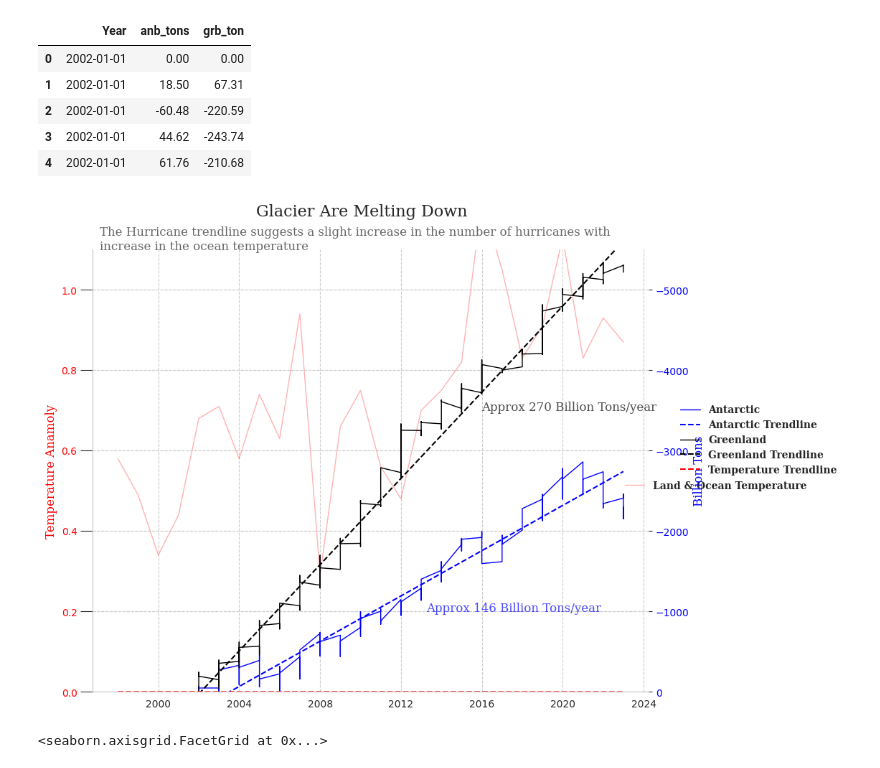
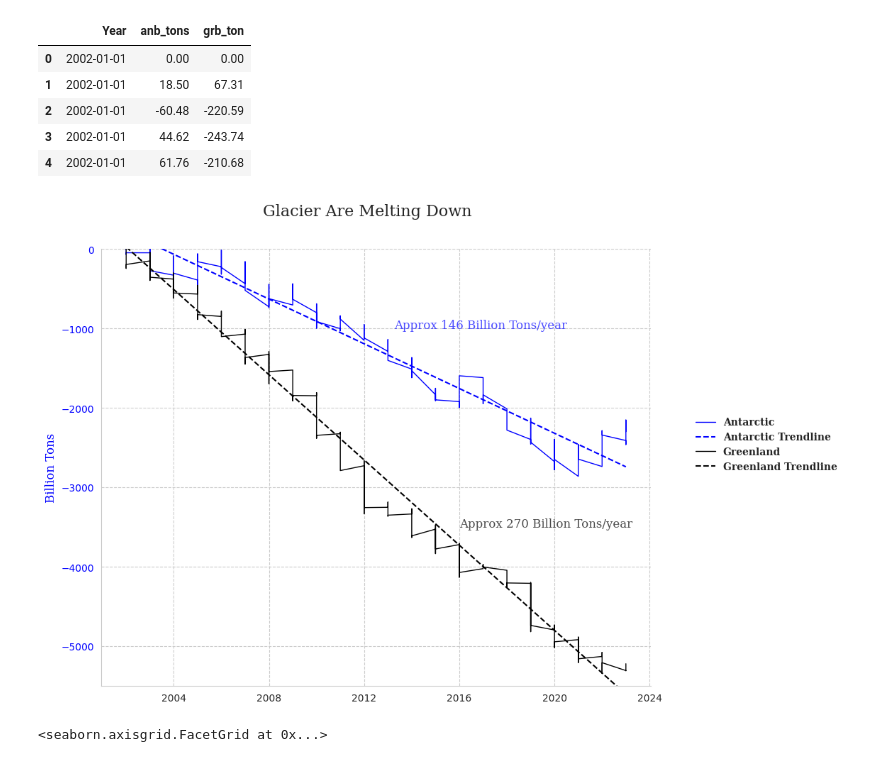
Before and after one commit to Umerfarooq122/What-Is-The-Effect-Of-The-Earth-s-Temperature-on-Cyclonic-Storms-, a Jupyter notebook: What_Is_The_Effect_Of_The_Earth's_Temperature_on_Cyclonic_Storms?.ipynb, the cells around one changed output. Drawn from its saved outputs; the diff is of its cells as text; code cells hidden in the pictures.

```diff
--- a/What_Is_The_Effect_Of_The_Earth's_Temperature_on_Cyclonic_Storms?.ipynb
+++ b/What_Is_The_Effect_Of_The_Earth's_Temperature_on_Cyclonic_Storms?.ipynb
@@ -878,62 +880,62 @@ glac_rec.head()
 | 4 | 2002-01-01 | 61.76 | -210.68 |
 # %%
 fig, ax1 = plt.subplots(figsize=(10, 8))
-ax2 = ax1.twinx()
+#ax2 = ax1.twinx()
 #sns.set_style("whitegrid", {'grid.linestyle': '--'})
 
 
 #ax2.plot(hurricane['Year'], hurricane['Named Storms'], color='green', lw=2, label = 'Named Storms')
-ax2.plot(glac_rec['Year'], glac_rec['anb_tons'], color='blue', alpha = 1,lw=1, label = 'Antarctic')
+ax1.plot(glac_rec['Year'], glac_rec['anb_tons'], color='blue', alpha = 1,lw=1, label = 'Antarctic')
 
 
 x = glac_rec['Year']
 x_num = dates.date2num(x)
 trend = np.polyfit(x_num, glac_rec['anb_tons'], 1)
 fit = np.poly1d(trend)
 x_fit = np.linspace(x_num.min(), x_num.max())
 plt.plot(dates.num2date(x_fit), fit(x_fit), "b--", label = 'Antarctic Trendline')
 
-ax2.plot(glac_rec['Year'], glac_rec['grb_ton'], color='black', lw=1, label = 'Greenland')
+ax1.plot(glac_rec['Year'], glac_rec['grb_ton'], color='black', lw=1, label = 'Greenland')
 
 x = glac_rec['Year']
 x_num = dates.date2num(x)
 trend = np.polyfit(x_num, glac_rec['grb_ton'], 1)
 fit = np.poly1d(trend)
 x_fit = np.linspace(x_num.min(), x_num.max())
 plt.plot(dates.num2date(x_fit), fit(x_fit), "k--", label = 'Greenland Trendline')
 
-ax1.plot(temp_final['Year'], temp_final['Glob'], color='red',alpha = .3, lw=1, label = 'Land & Ocean Temperature')
-plt.xticks(font = 'serif')
-
+#ax1.plot(temp_final['Year'], temp_final['Glob'], color='red',alpha = .3, lw=1, label = 'Land & Ocean Temperature')
+#plt.xticks(font = 'serif')
+'''
 a = temp_final['Year']
 a_num = dates.date2num(a)
 trend = np.polyfit(a_num, temp_final['Glob'], 1)
 fit = np.poly1d(trend)
 x_fit = np.linspace(a_num.min(), a_num.max())
 plt.plot(dates.num2date(x_fit), fit(x_fit), "r--", label = 'Temperature Trendline')
-
-ax1.set_ylabel("Temperature Anamoly", color='red', fontsize=12, fontdict={'font':'serif'})
-ax1.tick_params(axis="y", labelcolor='red', size = 12)
-ax1.set_ylim(0,1.1)
+'''
+#ax1.set_ylabel("Temperature Anamoly", color='red', fontsize=12, fontdict={'font':'serif'})
+#ax1.tick_params(axis="y", labelcolor='red', size = 12)
+#ax1.set_ylim(0,1.1)
 #ax1.set_xlim(11000,20000)
-ax2.set_ylabel("Billion Tons", color='blue', fontsize=12, fontdict={'font':'serif'})
-ax2.tick_params(axis="y", labelcolor='blue')
-ax2.set_ylim(0,-5500)
+ax1.set_ylabel("Billion Tons", color='blue', fontsize=12, fontdict={'font':'serif'})
+ax1.tick_params(axis="y", labelcolor='blue')
+ax1.set_ylim(-5500,0)
 fig.suptitle("", fontsize=20)
 #fig.autofmt_xdate()
-ax1.legend(bbox_to_anchor=(1.3,.435),loc='lower right',prop={'weight':'bold','size':10,'family':'serif'}, frameon=False)
-ax2.legend(bbox_to_anchor=(1.355,.47),loc='lower right',prop={'weight':'bold','size':10,'family':'serif'}, frameon=False)
+#ax1.legend(bbox_to_anchor=(1.3,.435),loc='lower right',prop={'weight':'bold','size':10,'family':'serif'}, frameon=False)
+ax1.legend(bbox_to_anchor=(1.355,.47),loc='lower right',prop={'weight':'bold','size':10,'family':'serif'}, frameon=False)
 sns.despine(bottom = False, left = False)
 fig.suptitle("Glacier Are Melting Down", fontsize=16, font = 'serif', y = .96)
-ax2.text(9900,-5500,"The Hurricane trendline suggests a slight increase in the number of hurricanes with \nincrease in the ocean temperature",
-        fontdict={ 'size':12,'family':'serif'}, alpha = .7)
-ax2.text(15800,-1000,"Approx 146 Billion Tons/year",
+#ax1.text(9900,-5500,"The Hurricane trendline suggests a slight increase in the number of hurricanes with \nincrease in the ocean temperature",
+       # fontdict={ 'size':12,'family':'serif'}, alpha = .7)
+ax1.text(15800,-1000,"Approx 146 Billion Tons/year",
       fontdict={ 'size':12,'family':'serif'}, alpha = .7, color= 'blue')
-ax2.text(16800,-3500,"Approx 270 Billion Tons/year",
+ax1.text(16800,-3500,"Approx 270 Billion Tons/year",
         fontdict={ 'size':12,'family':'serif'}, alpha = .7, color = 'black')
 plt.show()
 # %% [output]
-[figure, old version]
+[figure, new version]
 # %%
 sns.relplot(data =b, x = 'Year', y = 'GMSL_GIA', kind='line')
 # %% [output]
```
Also changed, not shown: parts of 7 cells of this notebook, 2 other files.
